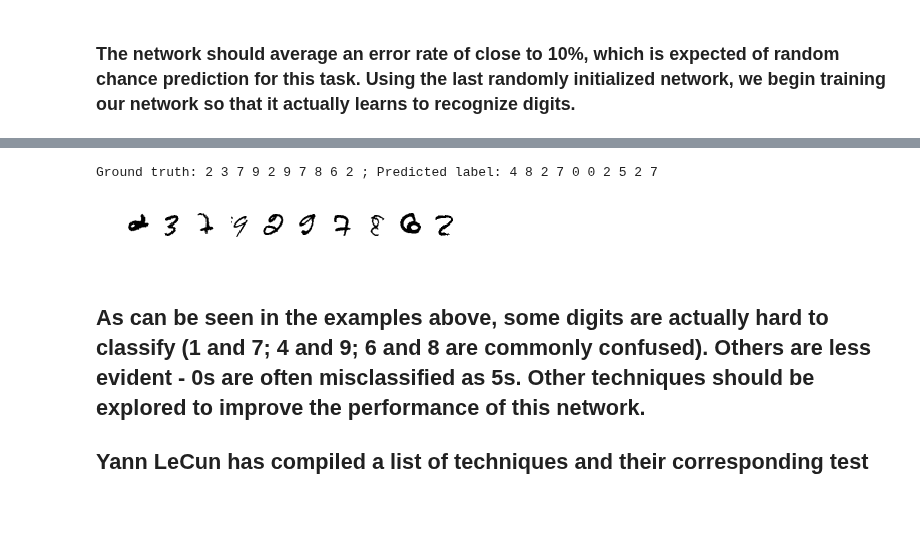
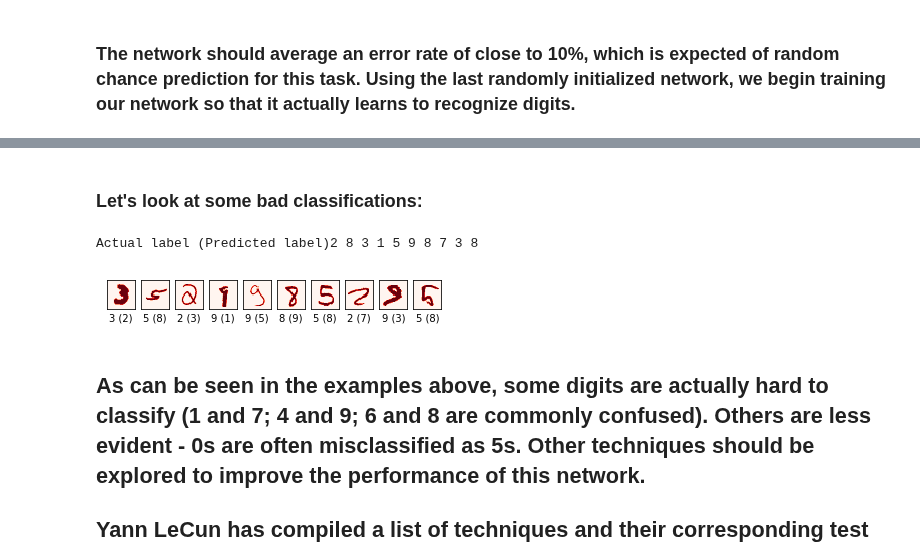
Before and after one commit to kvenkman/mnist_demo, a Jupyter notebook: DL_NN Chapter 1.ipynb, the cells around one changed output, grey strips where cells are left out. Saved outputs shown, nothing was run; the diff lists cells and outputs as text; code cells hidden in the pictures; blank space fills up the shorter version.

```diff
--- a/DL_NN Chapter 1.ipynb
+++ b/DL_NN Chapter 1.ipynb
@@ -244,23 +244,33 @@ Time taken to train the network: 284.9759780509994 seconds
+# %% [markdown]
+### Let's look at some bad classifications:
 # %%
 misclassified = bad_classifications(net, test_data_copy)
 
-predicted_labels = "Predicted label: "
-actual_labels = "Ground truth: "
+predicted_labels = "Actual label (Predicted label)"
 
 n_examples = 10
 for i in range(n_examples):
     index = random.randint(0, len(misclassified))
     (x, y, z) = misclassified[index]
     predicted_labels += str(z) + " "
     actual_labels += str(y) + " "
     plt.subplot(1, n_examples, i+1)
-    plt.imshow(x.reshape(28, 28), cmap = 'binary')
-    plt.axis('off')
+    if(z == y):
+        plt.imshow(x.reshape(28, 28), cmap = 'Greens')
+    else:
+        plt.imshow(x.reshape(28, 28), cmap = 'Reds')
 
-print(actual_labels + "; " + predicted_labels)
+    plt.xticks([])
+    plt.yticks([])
+    #plt.gca().axes.get_yaxis().set_visible(False)
+    #plt.gca().axes.get_xaxis().set_visible(False)
+    plt.xlabel(str(y) + " ("+str(z)+")")
+
+
+print(predicted_labels)
 # %% [output]
-Ground truth: 2 3 7 9 2 9 7 8 6 2 ; Predicted label: 4 8 2 7 0 0 2 5 2 7
+Actual label (Predicted label)2 8 3 1 5 9 8 7 3 8
-[figure, old version]
+[figure, new version]
 # %% [markdown]
 ## As can be seen in the examples above, some digits are actually hard to classify (1 and 7; 4 and 9; 6 and 8 are commonly confused). Others are less evident - 0s are often misclassified as 5s. Other techniques should be explored to improve the performance of this network.
 
```
Also changed, not shown: parts of 9 cells of this notebook.
